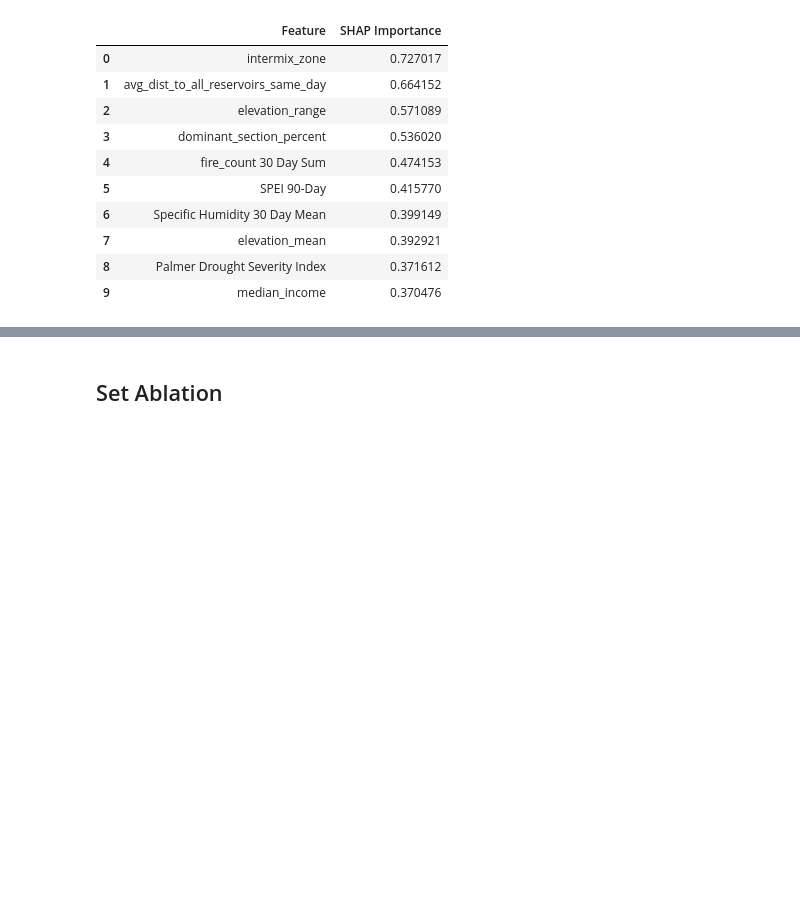
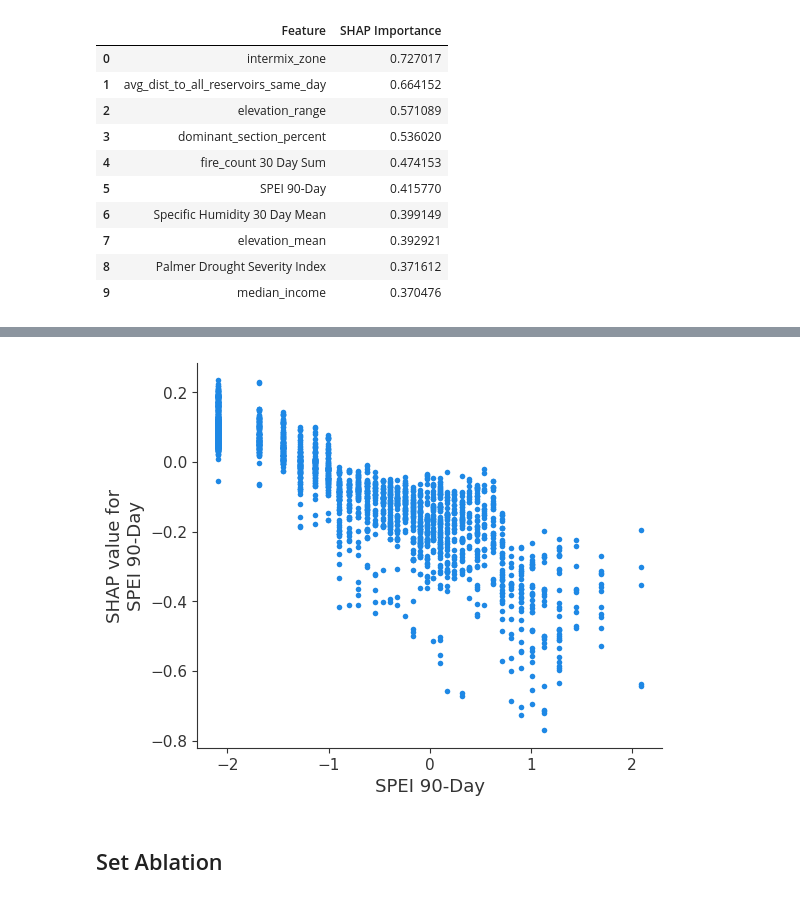
Before and after one commit to dustinlit/California-Wildfire-Ignition-ML-Modeling, a Jupyter notebook: notebooks/10_B_Fire_Damage_Feature_Ablation.ipynb, the cells around one changed output, grey strips where cells are left out. Saved outputs shown, nothing was run; the diff lists cells and outputs as text; code cells hidden in the pictures; blank space fills up the shorter version.

```diff
--- a/notebooks/10_B_Fire_Damage_Feature_Ablation.ipynb
+++ b/notebooks/10_B_Fire_Damage_Feature_Ablation.ipynb
@@ -206,3 +224,12 @@ common_ranked
+# %%
+shap.dependence_plot(
+    "SPEI 90-Day",
+    shap_class,
+    X_xgb,
+    interaction_index=None
+)
+# %% [output]
+[figure, added]
 # %% [markdown]
 ## Set Ablation
 # %%
```
Also changed, not shown: parts of 11 cells of this notebook.
